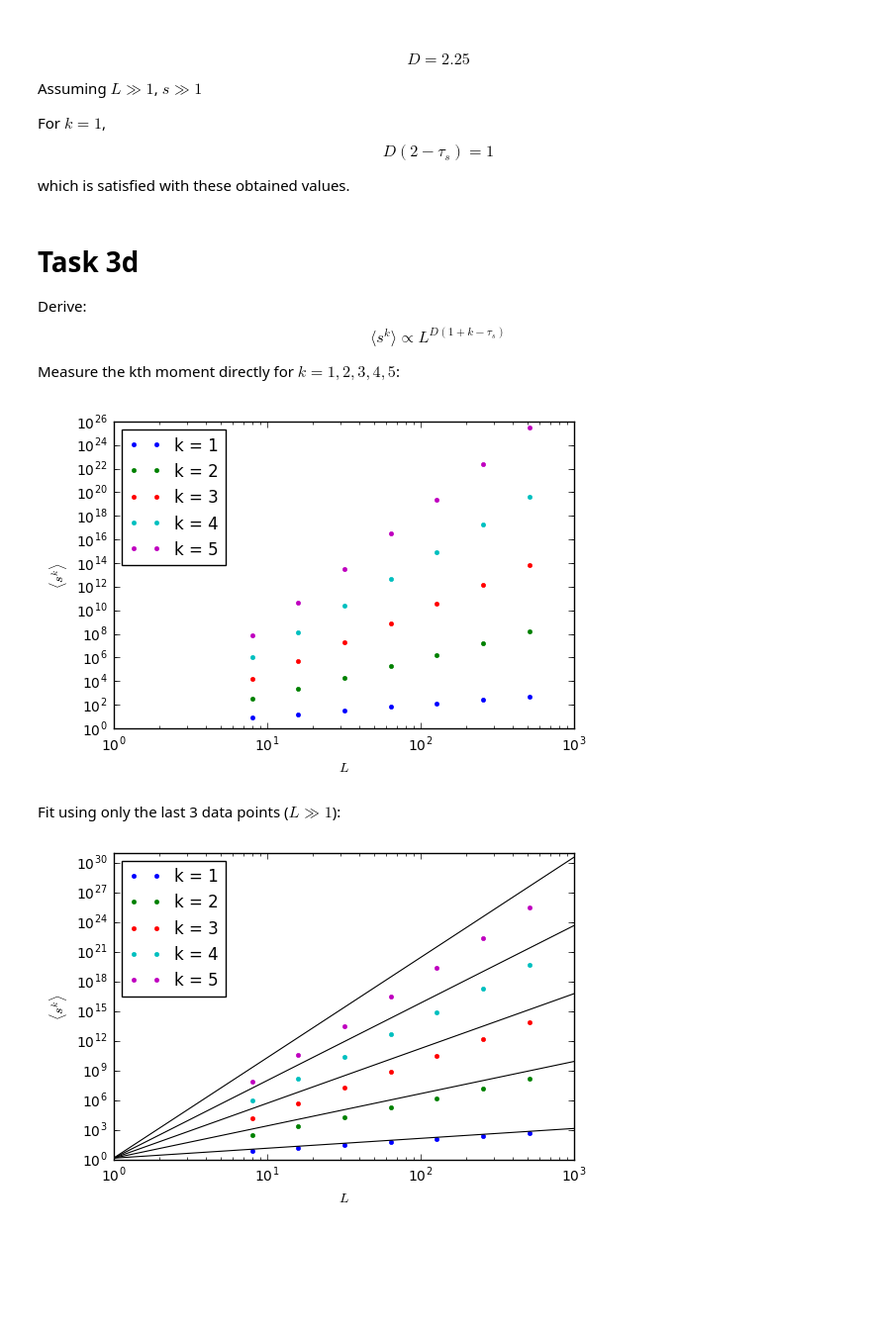
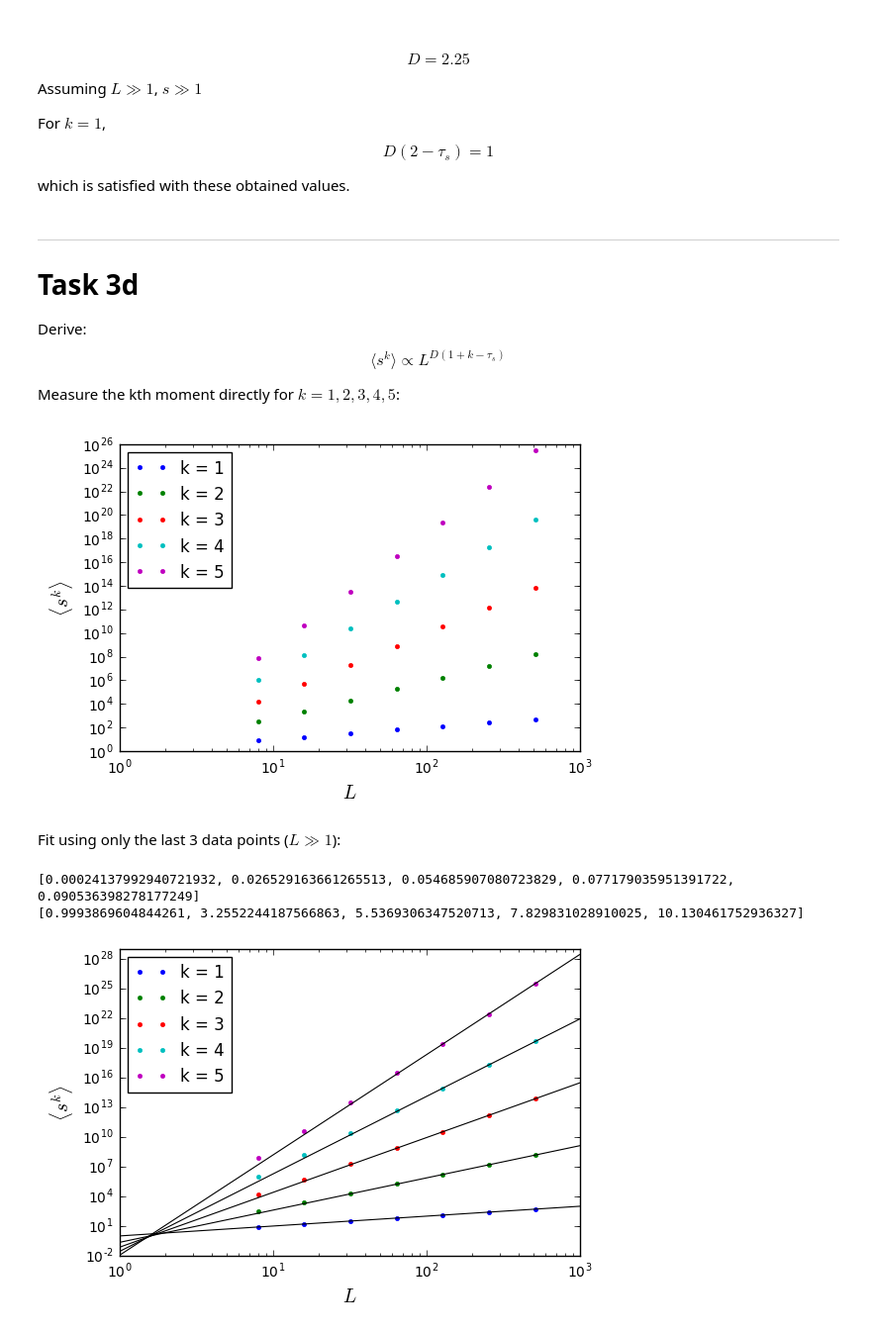
Before and after one commit to zackeymon/Oslo-Model, a Jupyter notebook: Oslo Model.ipynb, the cells around one changed output. Shown at 99% size. Saved outputs shown, nothing was run; the diff lists cells and outputs as text; code cells hidden in the pictures; blank space fills up the shorter version.

```diff
--- a/Oslo Model.ipynb
+++ b/Oslo Model.ipynb
@@ -425,2 +427,13 @@ plt.show()
 # %% [markdown]
 $$$$
+# %%
+for length, pile_dict in data_dict.items():
+    height_prob_dict = analysis.calculate_height_probability(pile_dict['heights'][-steady_state_time_period:])
+    collapsed_h = (np.array(list(height_prob_dict.keys()))-average_heights[list(data_dict.keys()).index(length)]) / length ** w
+    collapsed_p = np.array(list(height_prob_dict.values())) * length ** w
+    plt.semilogy(collapsed_h, collapsed_p, label=length, linewidth=0.5)
+
+plt.legend(loc=0, title="System Size (L)",  framealpha=0.8, prop={'size':10})
+plt.xlabel(r"$(h - \langle h \rangle) L^{-0.241}$", fontsize=14)
+plt.ylabel("$L^{0.241}P(h; L)$", fontsize=14)
+plt.show()
@@ -438,11 +455,12 @@ no_of_samples = (10000, 100000, 1000000)
 for i in no_of_samples:
     plt.figure()
     ava_size_prob_dict = analysis.calculate_avalanche_probability(ava_size_256[-i:])
-    plt.loglog(list(ava_size_prob_dict.keys()), list(ava_size_prob_dict.values()), '.', ms=1.5, label=i)
+    plt.loglog(list(ava_size_prob_dict.keys()), list(ava_size_prob_dict.values()), '.', ms=1.5)
     centres, probs = analysis.make_log_bins(ava_size_256[-i:], bin_scaling=1.3)
-    plt.loglog(centres, probs, '-', label=i)
-    plt.xlabel("$s$")
-    plt.ylabel("$P_N(s;L)$")
+    plt.loglog(centres, probs, '-')
+    plt.title("N = {}".format(i))
+    plt.xlabel("$s$", fontsize=14)
+    plt.ylabel("$P_N(s;L)$", fontsize=14)
 
 plt.show()
 # %% [output]
@@ -545,0 +566,13 @@ plt.show()
+# %%
+D = 2.25
+
+for length, pile_dict in data_dict.items():
+    centres, probabilities = analysis.make_log_bins(pile_dict['avalanche size'][-no_of_samples:], bin_scaling=1.3)
+    centre_L_minus_Ds = centres * length ** -D
+    s_tau_probabilities = centres ** -tau_s * probabilities
+    plt.loglog(centre_L_minus_Ds, s_tau_probabilities, '-', label=length, linewidth=0.5)
+
+plt.legend(loc=0, title='System Size (L)', prop={'size':10})
+plt.xlabel(r"$s/L^D$", fontsize=14)
+plt.ylabel(r"$s^{\tau_s} \widetilde P_N(s;L)$", fontsize=14)
+plt.show()
@@ -556,6 +591,8 @@ $$D(2-\tau_s)=1$$
 
 which is satisfied with these obtained values.
 # %% [markdown]
+---
+
 # Task 3d
 
 Derive:
@@ -579,25 +616,33 @@ for i, k in enumerate(ks):
     plt.loglog(kth_moment_array[i, :, 0], kth_moment_array[i, :, 1], '.', label='k = {}'.format(k))
 
 plt.legend(loc=0)
-plt.xlabel('$L$')
-plt.ylabel(r'$\langle s^k \rangle$')
+plt.xlabel('$L$', fontsize=14)
+plt.ylabel(r'$\langle s^k \rangle$', fontsize=14)
 plt.show()
 # %% [output]
-[figure, old version]
+[figure, new version]
 # %% [markdown]
 Fit using only the last 3 data points ($L \gg 1$):
 # %%
 Ls = np.arange(0, 1000)
+k_slopes = []
+k_slope_errs = []
 
 for i, k in enumerate(ks):
     plt.loglog(kth_moment_array[i, :, 0], kth_moment_array[i, :, 1], '.', label='k = {}'.format(k))
 
     (log_a, exp), cov = curve_fit(linear_regression, np.log(kth_moment_array[i, -3:, 0]), np.log(kth_moment_array[i, -3:, 1]))
-    plt.loglog(Ls, power_law(Ls, np.exp(a), exp), color='black', linewidth=0.8)
+    plt.loglog(Ls, power_law(Ls, np.exp(log_a), exp), color='black', linewidth=0.8)
+    k_slopes.append(exp)
+    k_slope_errs.append(analysis.calculate_std_from_cov_matrix(cov)[1])
 
+print(k_slope_errs)
+print(k_slopes)
 plt.legend(loc=0)
-plt.xlabel('$L$')
-plt.ylabel(r'$\langle s^k \rangle$')
+plt.xlabel('$L$', fontsize=14)
+plt.ylabel(r'$\langle s^k \rangle$', fontsize=14)
 plt.show()
 # %% [output]
+[0.00024137992940721932, 0.026529163661265513, 0.054685907080723829, 0.077179035951391722, 0.090536398278177249]
+[0.9993869604844261, 3.2552244187566863, 5.5369306347520713, 7.829831028910025, 10.130461752936327]
-[figure, old version]
+[figure, new version]
```
Also changed, not shown: parts of 25 cells of this notebook, 1 other file.
